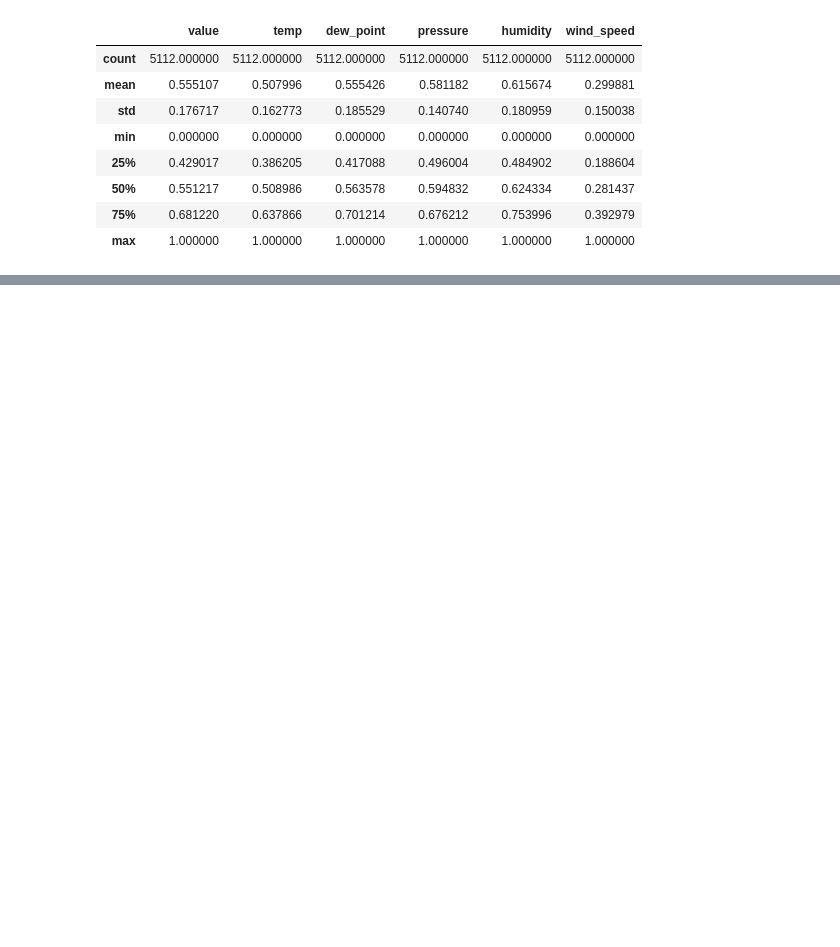
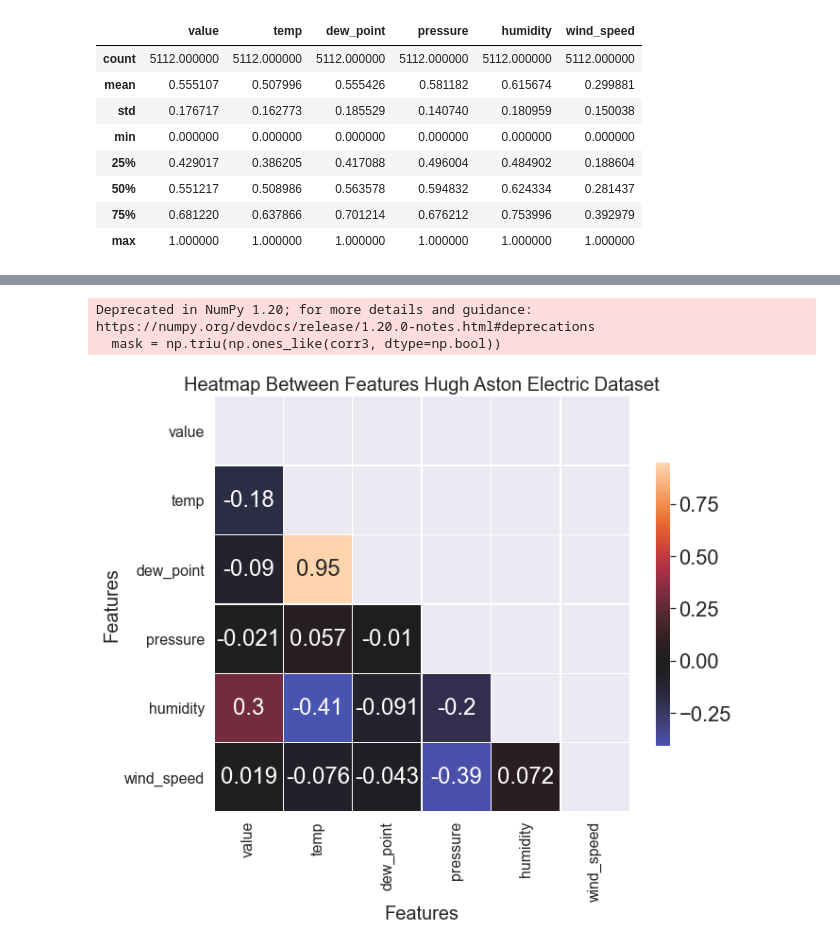
Before and after one commit to UsmanKolo/Master_Thesis, a Jupyter notebook: Notebooks/Heatmap.ipynb, the cells around one changed output, grey strips where cells are left out. Cells and saved outputs as stored; diff of their text form; code cells hidden in the pictures; blank space fills up the shorter version.

```diff
--- a/Notebooks/Heatmap.ipynb
+++ b/Notebooks/Heatmap.ipynb
@@ -120,0 +139,6 @@ Deprecated in NumPy 1.20; for more details and guidance: https://numpy.org/devdo
+# %%
+x3 = data3.values
+min_max_scaler = MinMaxScaler()
+x_scaled3 = min_max_scaler.fit_transform(x3)
+df3 = pd.DataFrame(x_scaled3, columns = data3.columns)
+df3.describe()
@@ -120,0 +155,18 @@ Deprecated in NumPy 1.20; for more details and guidance: https://numpy.org/devdo
+# %%
+plt.figure(figsize=(10,10))
+corr3 = df3.corr()
+mask = np.triu(np.ones_like(corr3, dtype=np.bool))
+sns.set(font_scale=2)
+sns.heatmap(corr3, mask=mask, center=0,square=True, linewidths=.5, cbar_kws={"shrink": .5}, annot=True)
+plt.xticks(rotation='vertical')
+plt.yticks(rotation='horizontal')
+plt.xlabel('Features',fontsize=20, ha='center')
+plt.ylabel('Features',fontsize=20, ha='center')
+plt.title('Heatmap Between Features Hugh Aston Electric Dataset',fontsize=20, ha='center')
+plt.tick_params(labelsize=16)
+plt.ylim(6, 0)
+plt.tight_layout()
+# %% [output]
+Deprecated in NumPy 1.20; for more details and guidance: https://numpy.org/devdocs/release/1.20.0-notes.html#deprecations
+  mask = np.triu(np.ones_like(corr3, dtype=np.bool))
+[figure, added]
```
Also changed, not shown: parts of 17 cells of this notebook, 4 other files.
